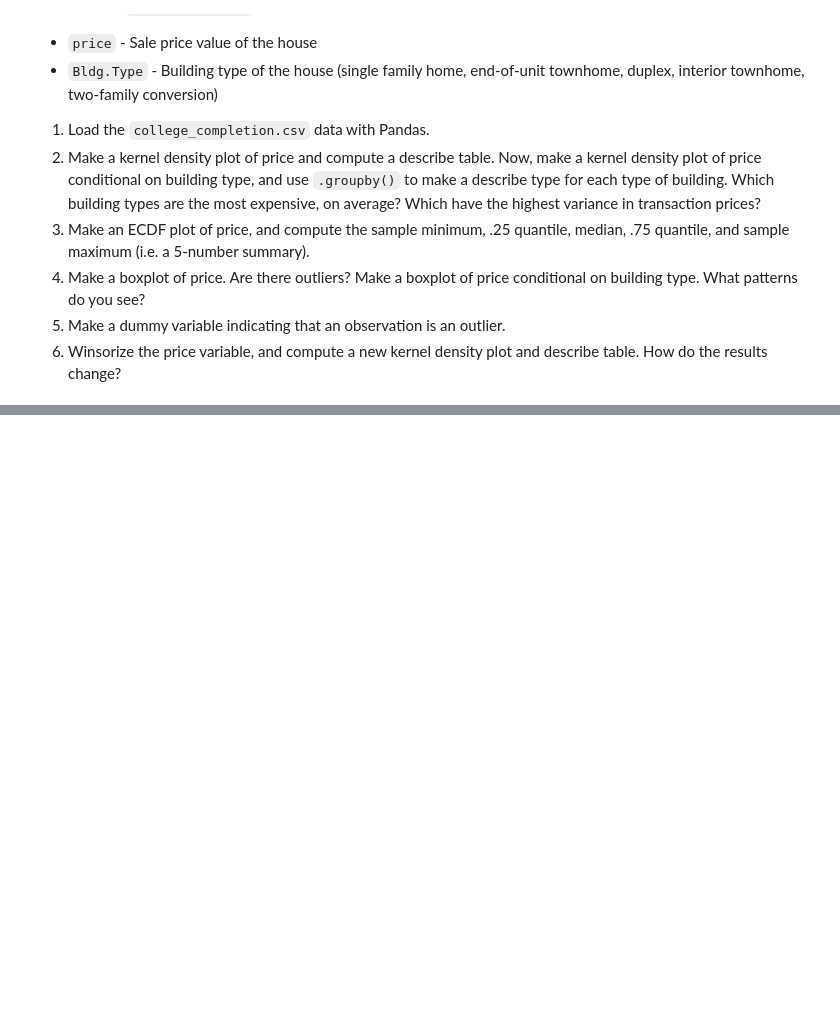
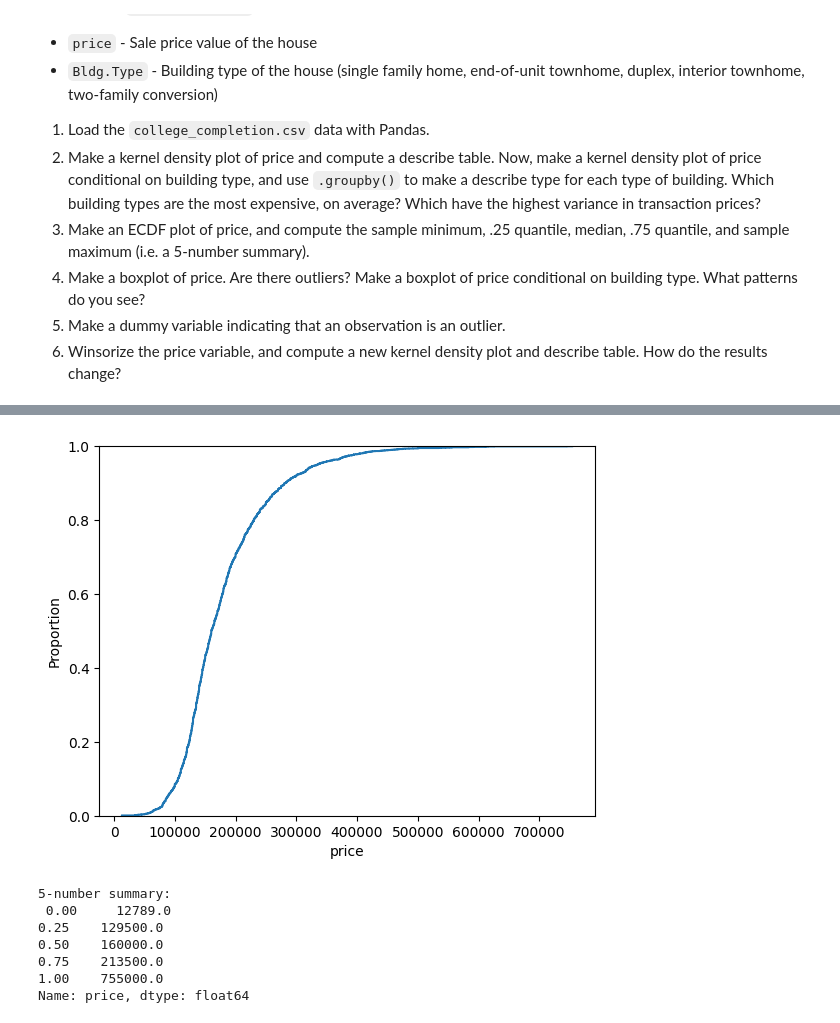
Before and after one commit to RexW999/undergrad_ml_assignments, a Jupyter notebook: 01_assignment_wrangling_and_eda.ipynb, the cells around one changed output, grey strips where cells are left out. Cells and saved outputs as stored; diff of their text form; code cells hidden in the pictures; blank space fills up the shorter version.

```diff
--- a/01_assignment_wrangling_and_eda.ipynb
+++ b/01_assignment_wrangling_and_eda.ipynb
@@ -521,0 +572,17 @@ We'll use the `ames_prices.csv` dataset. The "relevant" variables for this quest
+# %%
+import seaborn as sns
+
+sns.ecdfplot(df_ames['price'])
+plt.show()
+
+five_number_summary = df_ames['price'].quantile([0, 0.25, 0.5, 0.75, 1])
+print("5-number summary:\n", five_number_summary)
+# %% [output]
+[figure, added]
+5-number summary:
+ 0.00     12789.0
+0.25    129500.0
+0.50    160000.0
+0.75    213500.0
+1.00    755000.0
+Name: price, dtype: float64
```
Also changed, not shown: parts of 10 cells of this notebook.
